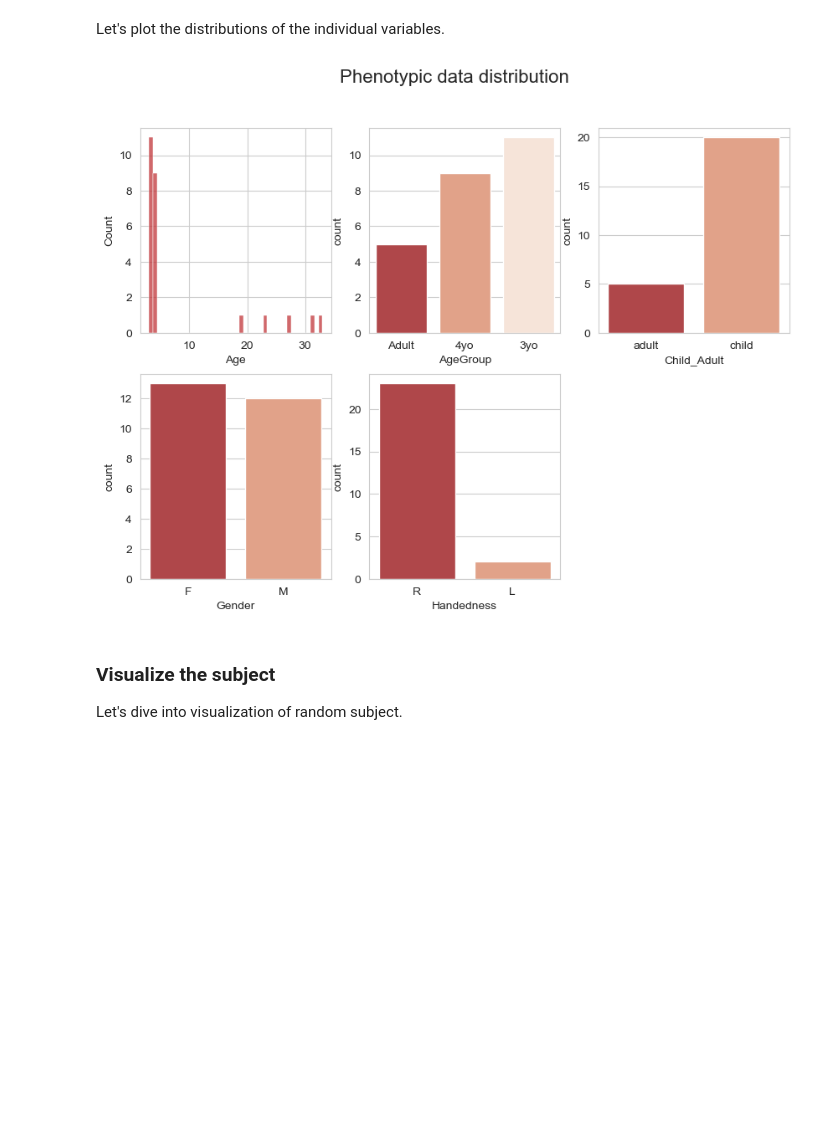
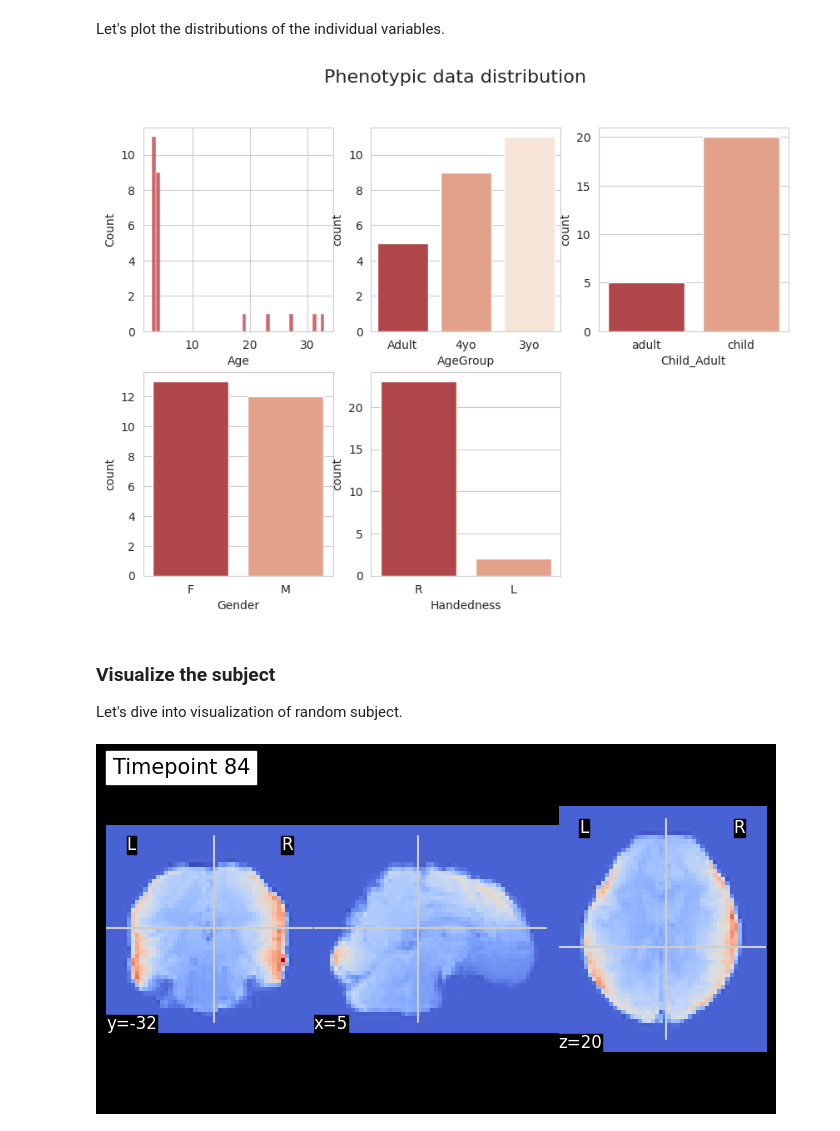
Before and after one commit to ludekcizinsky/fMRI-dimensionality-reduction, a Jupyter notebook: run.ipynb, the cells around one changed output. Cells and saved outputs as stored; diff of their text form; code cells hidden in the pictures; blank space fills up the shorter version.

```diff
--- a/run.ipynb
+++ b/run.ipynb
@@ -40,7 +43,10 @@ The `data` variable is a `Bunch` (dict. like object) with the following attribut
 - `phenotypic (numpy.ndarray)`: Contains each subject age, age group, child or adult, gender, handedness.
 # %%
 # Load the data using the nilearn's fetcher
-data = fetch_development_fmri(n_subjects=25, data_dir='./data', resume=True, verbose=1)
+global N_SUBJECTS
+N_SUBJECTS = 25
+
+data = fetch_development_fmri(n_subjects=N_SUBJECTS, data_dir='./data', resume=True, verbose=1)
 
 # Check the path to the data
 print(f"First subject functional nifti images (4D) are at: {data.func[0]}")
@@ -95,8 +107,19 @@ fig.suptitle("Phenotypic data distribution", fontsize=16);
 # Save the figure
 fig.savefig('figures/phenotypic_data_distribution.png', dpi=300)
 # %% [output]
-[figure, old version]
+[figure, new version]
 # %% [markdown]
 ### Visualize the subject
 
 Let's dive into visualization of random subject.
+# %%
+# Select a random subject
+subj_i = np.random.randint(0, N_SUBJECTS-1)
+
+# Plot fMRI 3D volume (we choose the timepoint in the middle of the acquisition)
+subj_vol = nib.load(data.func[subj_i])
+TR_i = round(subj_vol.shape[3]/2) # or 168/2 since we know it from dataset description
+plotting.plot_epi(image.index_img(subj_vol, TR_i),  cmap = 'coolwarm', title=f"Timepoint {TR_i}")
+plt.show()
+# %% [output]
+[figure, added]
```
Also changed, not shown: parts of 7 cells of this notebook.
